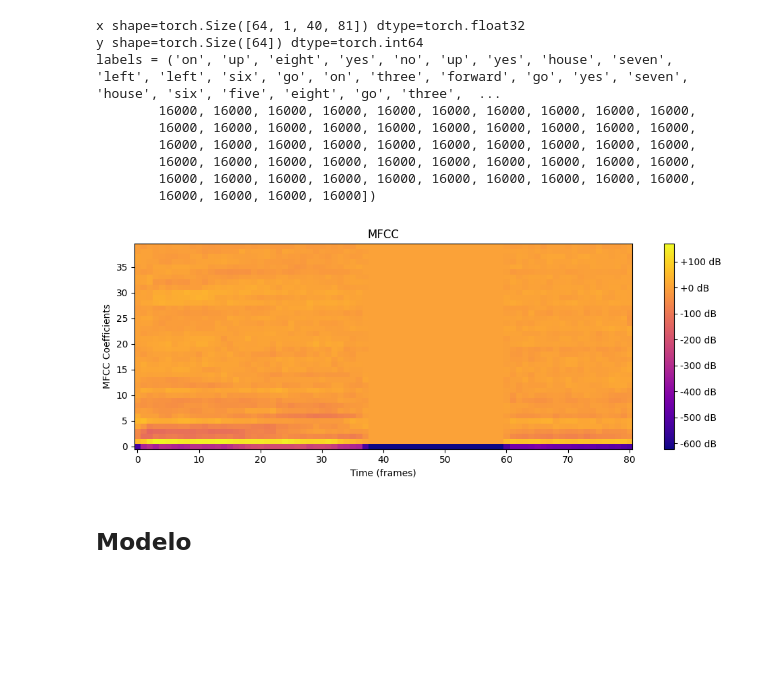
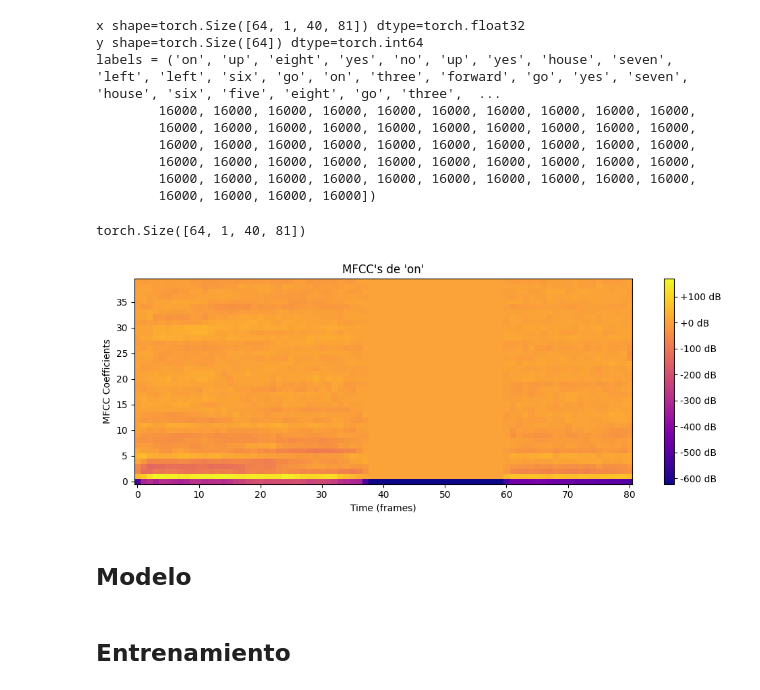
Before and after one commit to Qweryedu/Aprendizaje-Profundo, a Jupyter notebook: Tarea03/Ejercicio02.ipynb, the cells around one changed output. Drawn from its saved outputs; the diff is of its cells as text; code cells hidden in the pictures; blank space fills up the shorter version.

```diff
--- a/Tarea03/Ejercicio02.ipynb
+++ b/Tarea03/Ejercicio02.ipynb
@@ -118,8 +139,8 @@ class WaveformPadTruncate(nn.Module):
 
     if samples < self.samples:
       difference = self.samples - samples
-      padding = th.zeros(1, difference)
-      waveform = th.cat([waveform, padding], 1)
+      padding = torch.zeros(1, difference)
+      waveform = torch.cat([waveform, padding], 1)
 
     elif samples > self.samples:
       start = np.random.randint(0, waveform.shape[1] - self.samples)
@@ -146,6 +169,12 @@ class RandomSilence(nn.Module):
 # %%
-data_aug = nn.Sequential(
+tr_ent = nn.Sequential(
   WaveformPadTruncate(),
   RandomSilence(),
   T.MFCC()
 )
+
+tr_val = nn.Sequential(
+  WaveformPadTruncate(),
+  # RandomSilence(),
+  T.MFCC()
+)
@@ -155,7 +186,7 @@ ds = SPEECHCOMMANDS2(
     # directorio de datos
     root=DATADIR,
     # transformación de la forma de onda
-    waveform_tsfm=data_aug,
+    waveform_tsfm=tr_ent,
     #conjunto de entrenamiento
     subset="training",
     # transformación de etiqueta
@@ -176,7 +207,7 @@ dl_ent = DataLoader(
 ds_val = SPEECHCOMMANDS2(
     root=DATADIR,
     # transformación de la forma de onda
-    waveform_tsfm=data_aug,
+    waveform_tsfm=tr_val,
     #conjunto de validacion
     subset="validation",
     # transformación de etiqueta
@@ -208,23 +239,27 @@ labels = ('on', 'up', 'eight', 'yes', 'no', 'up', 'yes', 'house', 'seven', 'left
         16000, 16000, 16000, 16000, 16000, 16000, 16000, 16000, 16000, 16000,
         16000, 16000, 16000, 16000])
 # %%
-def plot_mfcc(mfcc, sample_rate, title="MFCC"):
-    if isinstance(mfcc, th.Tensor):
+def plot_mfcc(mfcc, sample_rate=16000, title=''):
+    if isinstance(mfcc, torch.Tensor):
         mfcc = mfcc.numpy()
 
     # Plot the MFCCs
     plt.figure(figsize=(10, 4))
     plt.imshow(mfcc, aspect="auto", origin="lower", cmap="plasma")
     plt.colorbar(format="%+2.0f dB")
-    plt.title(title)
+    plt.title(f"MFCC's de '{title}'")
     plt.xlabel("Time (frames)")
     plt.ylabel("MFCC Coefficients")
     plt.tight_layout()
     plt.show()
+# %%
+x.shape
+# %% [output]
+torch.Size([64, 1, 40, 81])
 # %%
-plot_mfcc(x[0].reshape(40, 81, 1), SAMPLE_RATE)
+plot_mfcc(x[0].reshape(40, 81, 1), SAMPLE_RATE, labels[0])
 # %% [output]
-[figure, old version]
+[figure, new version]
 # %% [markdown]
 ## Modelo
 # %%
@@ -406,0 +513,2 @@ class BloqueTransformer(nn.Module):
+# %% [markdown]
+## Entrenamiento
```
Also changed, not shown: parts of 14 cells of this notebook, 3 other files.
